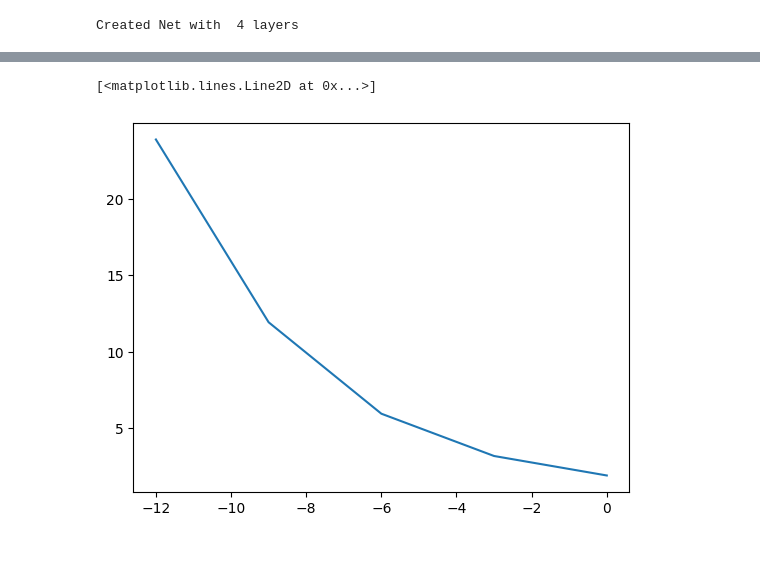
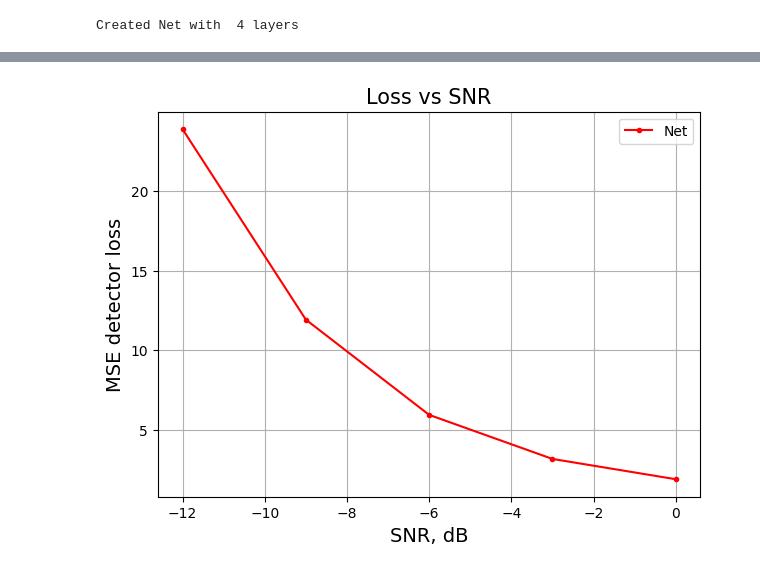
Before and after one commit to Albly/ML_for_channel_estimation, a Jupyter notebook: main.ipynb, the cells around one changed output, grey strips where cells are left out. Drawn from its saved outputs; the diff is of its cells as text; code cells hidden in the pictures.

```diff
--- a/main.ipynb
+++ b/main.ipynb
@@ -614,15 +608,21 @@ def preds(NET = net, ml = ml_default,
 # %%
 # Вызов функции
 SNR_range = range(-12,1,3)
 scenario_range =range(1, 140, 2)
 detector_error_net, losses = preds(NET = net,
             inds=scenario_range,
             scen = scen0,
             SNR_L=SNR_range)
 
 import matplotlib.pyplot as plt
 plt.style.use("default")
-plt.plot(SNR_range, detector_error_net, 'o')
+plt.figure(figsize=(7,5))
+plt.plot(SNR_range, detector_error_net, '.-', label = 'Net', color='r')
+plt.title("Loss vs SNR", fontsize = 15)
+plt.xlabel("SNR, dB" , fontsize = 14)
+plt.ylabel("MSE detector loss", fontsize = 14);
+plt.grid()
+plt.legend()
+plt.show()
 # %% [output]
-[<matplotlib.lines.Line2D at 0x...>]
-[figure, old version]
+[figure, new version]
```
Also changed, not shown: parts of 10 cells of this notebook, 1 other file.
